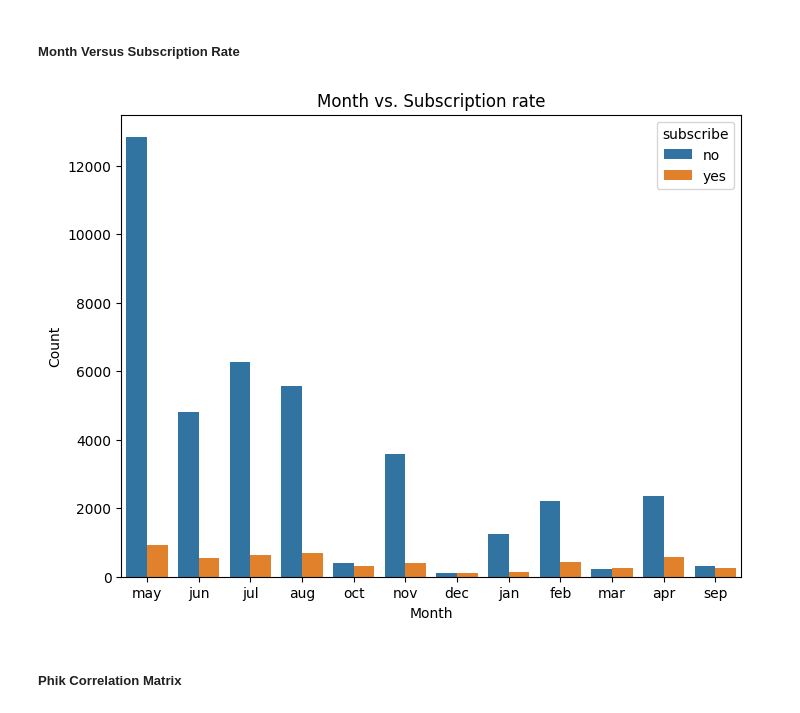
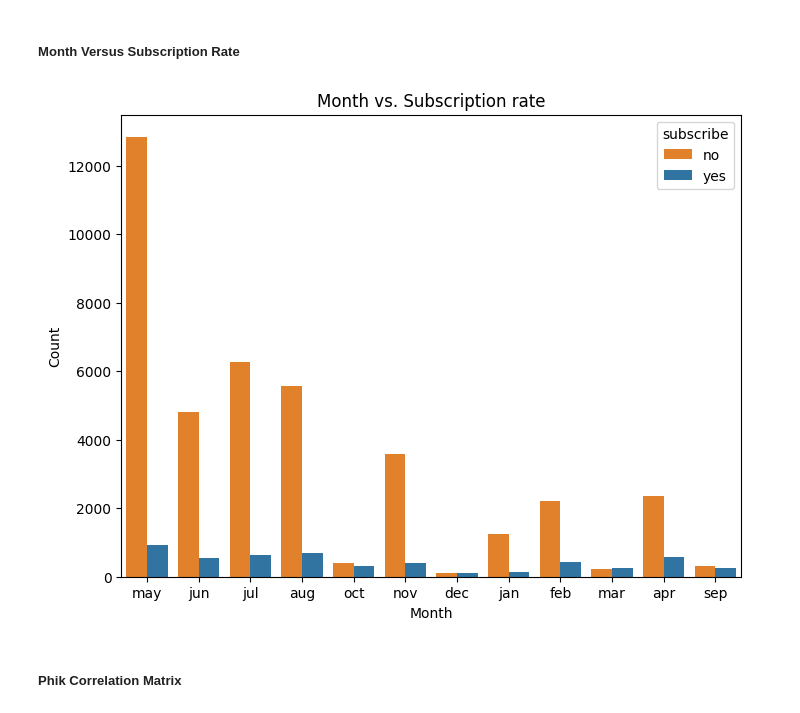
Before and after one commit to adubrightkwartengsnr/Customer_Subscription_Model, a Jupyter notebook: notebooks/customer_subscription.ipynb, the cells around one changed output. Cells and saved outputs as stored; diff of their text form; code cells hidden in the pictures.

```diff
--- a/notebooks/customer_subscription.ipynb
+++ b/notebooks/customer_subscription.ipynb
@@ -511,14 +497,14 @@ Text(0.5, 1.02, 'Pair plot of numeric columns')
 # %%
 # Count plot of month vs. subscrition rate
 plt.figure(figsize=(8, 6))
-sns.countplot(x='month', hue='y', data=train_df)
+sns.countplot(x='month', hue='y', data=train_df, palette = custom_palette)
 plt.title('Month vs. Subscription rate')
 plt.xlabel('Month')
 plt.ylabel('Count')
 plt.legend(title='subscribe', loc='upper right')
 plt.show()
 # %% [output]
-[figure, old version]
+[figure, new version]
 # %% [markdown]
 ##### Phik Correlation Matrix
 # %%
```
Also changed, not shown: parts of 10 cells of this notebook.
